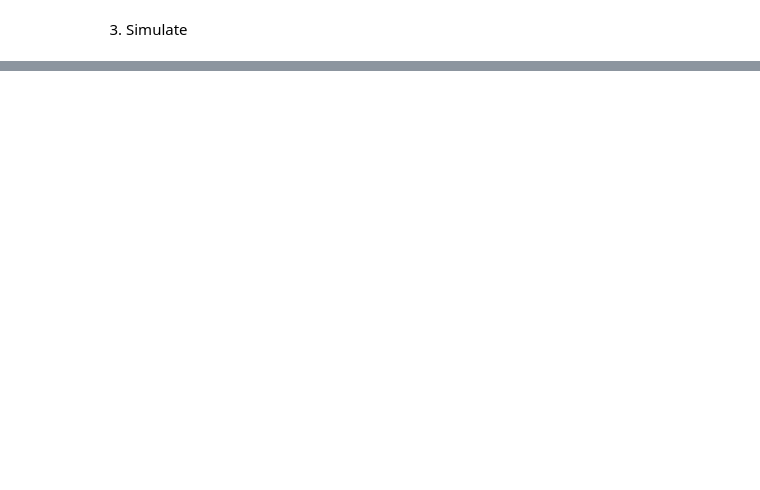
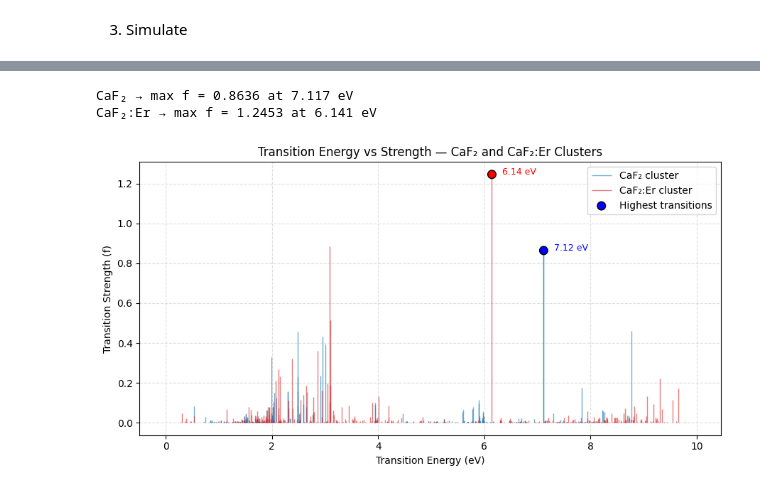
Before and after one commit to GHOST-Q1/Q-UCSpec, a Jupyter notebook: simulations_gpaw/sim_master.ipynb, the cells around one changed output, grey strips where cells are left out. Cells and saved outputs as stored; diff of their text form; code cells hidden in the pictures; blank space fills up the shorter version.

```diff
--- a/simulations_gpaw/sim_master.ipynb
+++ b/simulations_gpaw/sim_master.ipynb
@@ -966,0 +296,77 @@ plt.show()
+# %%
+import os
+import numpy as np
+import pandas as pd
+import matplotlib.pyplot as plt
+
+def get_project_root():
+    path = os.getcwd()
+    while path != os.path.dirname(path):
+        if os.path.exists(os.path.join(path, "LICENSE")) or os.path.exists(os.path.join(path, ".gitignore")):
+            return path
+        path = os.path.dirname(path)
+    return os.getcwd()
+
+PROJECT_ROOT = get_project_root()
+DATA_DIR = os.path.join(PROJECT_ROOT, "data")
+OUT_DIR = os.path.join(PROJECT_ROOT, "spectra-results")
+os.makedirs(OUT_DIR, exist_ok=True)
+
+# === Helper function to load data ===
+def load_sticks(filename):
+    df = pd.read_csv(os.path.join(DATA_DIR, filename))
+    cols = {c.lower().strip(): c for c in df.columns}
+    energy_col = cols.get("energy(ev)") or list(df.columns)[0]
+    osc_col = cols.get("oscstrength") or list(df.columns)[1]
+    energies = df[energy_col].astype(float).to_numpy()
+    strengths = df[osc_col].astype(float).to_numpy()
+    return energies, strengths
+
+# === Load both datasets ===
+energies_caf2, strengths_caf2 = load_sticks("caf2_cluster_sticks.csv")
+energies_er, strengths_er = load_sticks("caf2_er_cluster_sticks.csv")
+
+# === Find maximum peaks ===
+max_idx_caf2 = np.argmax(strengths_caf2)
+max_idx_er = np.argmax(strengths_er)
+
+print(f"CaF₂ → max f = {strengths_caf2[max_idx_caf2]:.4f} at {energies_caf2[max_idx_caf2]:.3f} eV")
+print(f"CaF₂:Er → max f = {strengths_er[max_idx_er]:.4f} at {energies_er[max_idx_er]:.3f} eV")
+
+# === Plot setup ===
+plt.figure(figsize=(9, 4.8))
+
+# Plot CaF₂
+plt.vlines(energies_caf2, 0, strengths_caf2, colors="#1f77b4", alpha=0.6, linewidth=1.0, label="CaF₂ cluster")
+
+# Plot CaF₂:Er
+plt.vlines(energies_er, 0, strengths_er, colors="#d62728", alpha=0.6, linewidth=1.0, label="CaF₂:Er cluster")
+
+# Highlight peaks
+plt.scatter(
+    [energies_caf2[max_idx_caf2], energies_er[max_idx_er]],
+    [strengths_caf2[max_idx_caf2], strengths_er[max_idx_er]],
+    color=["blue", "red"], s=70, edgecolors="k", zorder=5, label="Highest transitions"
+)
+
+# Annotate peaks
+plt.text(energies_caf2[max_idx_caf2] + 0.2, strengths_caf2[max_idx_caf2],
+         f"{energies_caf2[max_idx_caf2]:.2f} eV", color="blue", fontsize=9)
+plt.text(energies_er[max_idx_er] + 0.2, strengths_er[max_idx_er],
+         f"{energies_er[max_idx_er]:.2f} eV", color="red", fontsize=9)
+
+# === Styling ===
+plt.title("Transition Energy vs Strength — CaF₂ and CaF₂:Er Clusters")
+plt.xlabel("Transition Energy (eV)")
+plt.ylabel("Transition Strength (f)")
+plt.legend(frameon=True)
+plt.grid(True, linestyle="--", alpha=0.4)
+plt.tight_layout()
+
+out_path = os.path.join(OUT_DIR, "caf2_vs_caf2_er_sticks.png")
+plt.savefig(out_path, dpi=300, bbox_inches="tight")
+plt.show()
+# %% [output]
+CaF₂ → max f = 0.8636 at 7.117 eV
+CaF₂:Er → max f = 1.2453 at 6.141 eV
+[figure, added]
```
Also changed, not shown: parts of 16 cells of this notebook, 28 other files.
